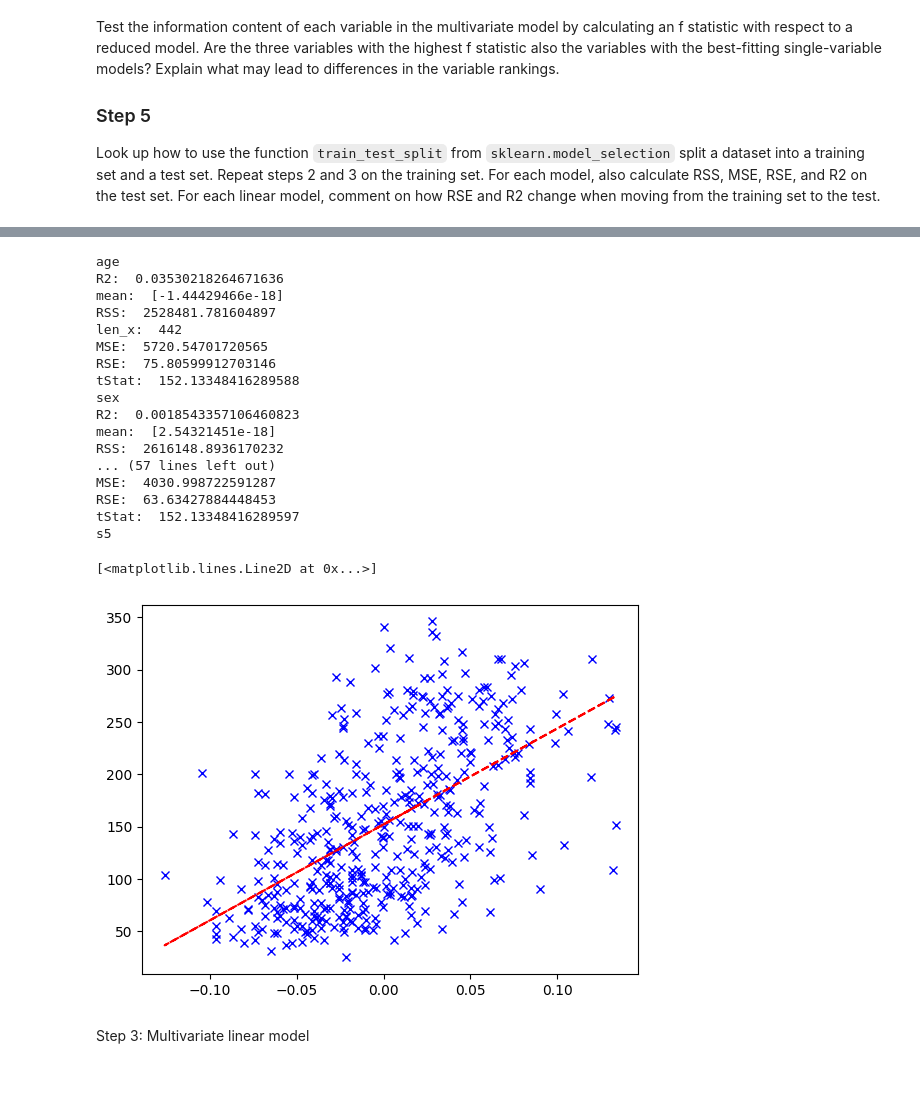
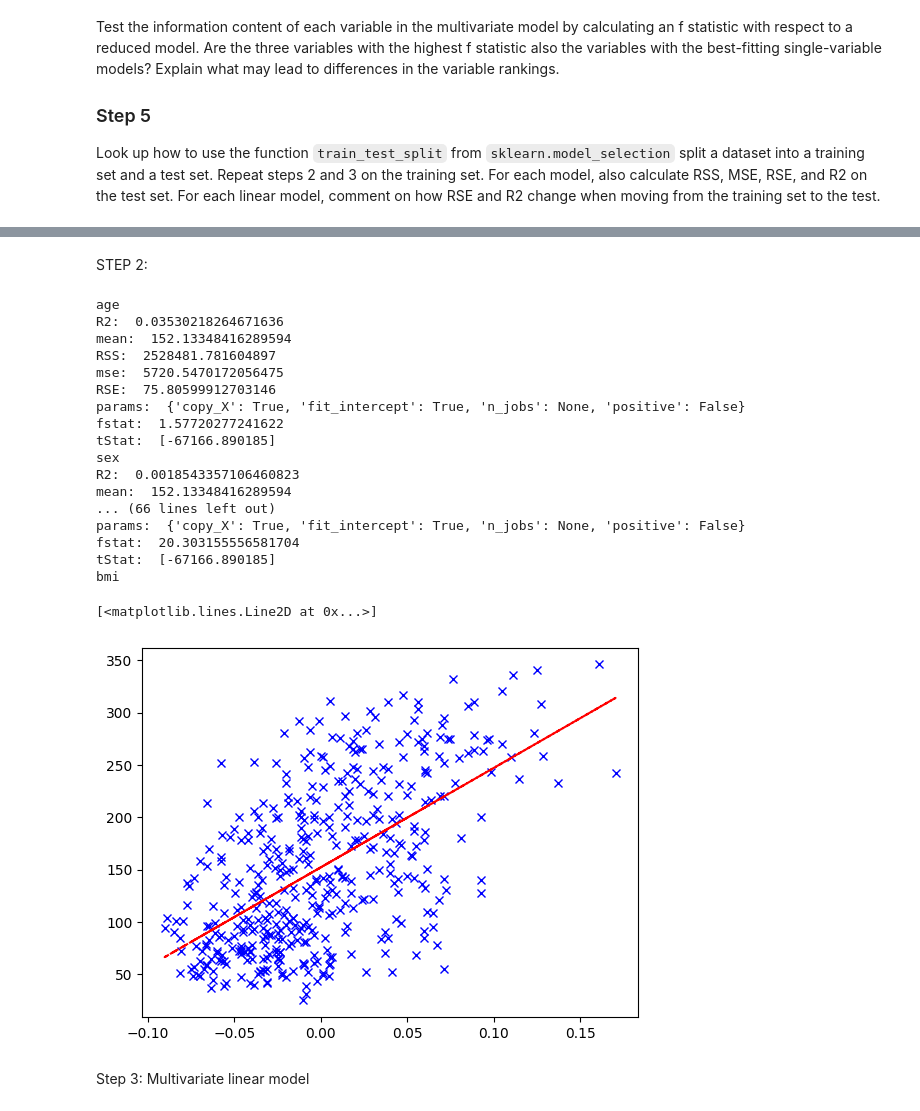
Before and after one commit to abbyheadstrom/mathematics-and-ai, a Jupyter notebook: weekly-projects/week2/Homework 2 Part 1.ipynb, the cells around one changed output, grey strips where cells are left out. Cells and saved outputs as stored; diff of their text form; code cells hidden in the pictures; blank space fills up the shorter version.

```diff
--- a/weekly-projects/week2/Homework 2 Part 1.ipynb
+++ b/weekly-projects/week2/Homework 2 Part 1.ipynb
@@ -49,6 +52,10 @@ X.describe()
 | 75% | 3.807591e-02 | 5.068012e-02 | 3.124802e-02 | 3.564379e-02 | 2.835801e-02 | 2.984439e-02 | 2.931150e-02 | 3.430886e-02 | 3.243232e-02 | 2.791705e-02 |
 | max | 1.107267e-01 | 5.068012e-02 | 1.705552e-01 | 1.320436e-01 | 1.539137e-01 | 1.987880e-01 | 1.811791e-01 | 1.852344e-01 | 1.335973e-01 | 1.356118e-01 |
 # %%
+K = 10 # number of variables
+N = 442 # number of observations
+
+
 # initialize model
 model = LinearRegression()
 
@@ -73,7 +80,6 @@ _ = model.fit(x1_data,y.to_numpy())
 # get model predictions for each x value
 yHat = model.predict(x1_data)
 
-print ("yHat: ", yHat)
 
 # get residuals
 resid = yHat-y
@@ -110,6 +102,8 @@ yHat:  [163.71553045 151.56100659 178.07996773 125.04204544 153.77092002
 R2 0.03530218264671636
 [<matplotlib.lines.Line2D at 0x...>]
 [figure]
+# %% [markdown]
+STEP 2:
 # %%
 var_names = X.columns
 
@@ -133,8 +127,10 @@ for i in range(len(var_names)-1):
     R2 = model2.score(x_data,y)
     print('R2: ', R2)
 
+
+
     # calculate the mean value
-    mean = sum(x_data)/len(x_data)
+    mean = np.mean(y)
     print('mean: ', mean)
 
     # calculate RSS
@@ -142,67 +138,69 @@ for i in range(len(var_names)-1):
     print ("RSS: ", RSS)
 
     # calculate  MSE
-    MSE = RSS/len(x_data)
-    print("len_x: ", len(x_data))
-    print("MSE: ", MSE)
+    mse = mean_squared_error(yHat, y)
+    print ("mse: ", mse)
+
 
     # calculate RSE
     RSE = np.sqrt(RSS/(len(resid)-2))
     print("RSE: ", RSE)
 
-    model.get_params()
+    params = model.get_params()
+    print("params: ", params)
+
+    # calculate the f statistic
+    fstat = (R2/(1-R2))*((N-K-1)/K)
+    print("fstat: ", fstat)
 
     # calculate t statistic
-    b1 = model.intercept_
-    standardDev = np.std(x_data)
-    rootn = np.sqrt(len(x1_data))
-    tstat = (b1/standardDev/rootn)
+    tstat, pvalue = stats.ttest_1samp(x_data, mean)
     print("tStat: ", tstat)
 
 
 model3 = LinearRegression()
 
-var_name = var_names[8]
+var_name = var_names[2]
 print(var_name)
 
 x2 = X[var_name]
 
 x2_data = np.array([x2.to_numpy()]).T
 
 _ = model3.fit(x2_data,y.to_numpy())
 
 yHat = model3.predict(x2_data)
 
 resid = yHat-y
 
 # make a plot
 plt.subplot(111)
 
 # plot data
 plt.plot(x2, y, marker='x', lw=0, color='blue')
 
 # plot fit
 plt.plot(x2, yHat, ls='--', color='red')
 # %% [output]
 age
 R2:  0.03530218264671636
-mean:  [-1.44429466e-18]
+mean:  152.13348416289594
 RSS:  2528481.781604897
-len_x:  442
-MSE:  5720.54701720565
+mse:  5720.5470172056475
 RSE:  75.80599912703146
-tStat:  152.13348416289588
+params:  {'copy_X': True, 'fit_intercept': True, 'n_jobs': None, 'positive': False}
+fstat:  1.57720277241622
+tStat:  [-67166.890185]
 sex
 R2:  0.0018543357106460823
-mean:  [2.54321451e-18]
-RSS:  2616148.8936170232
-... (57 lines left out)
-MSE:  4030.998722591287
-RSE:  63.63427884448453
-tStat:  152.13348416289597
-s5
+mean:  152.13348416289594
+... (66 lines left out)
+params:  {'copy_X': True, 'fit_intercept': True, 'n_jobs': None, 'positive': False}
+fstat:  20.303155556581704
+tStat:  [-67166.890185]
+bmi
 [<matplotlib.lines.Line2D at 0x...>]
-[figure, old version]
+[figure, new version]
 # %% [markdown]
 Step 3: Multivariate linear model
 # %%
```
Also changed, not shown: parts of 7 cells of this notebook, 6 other files.
